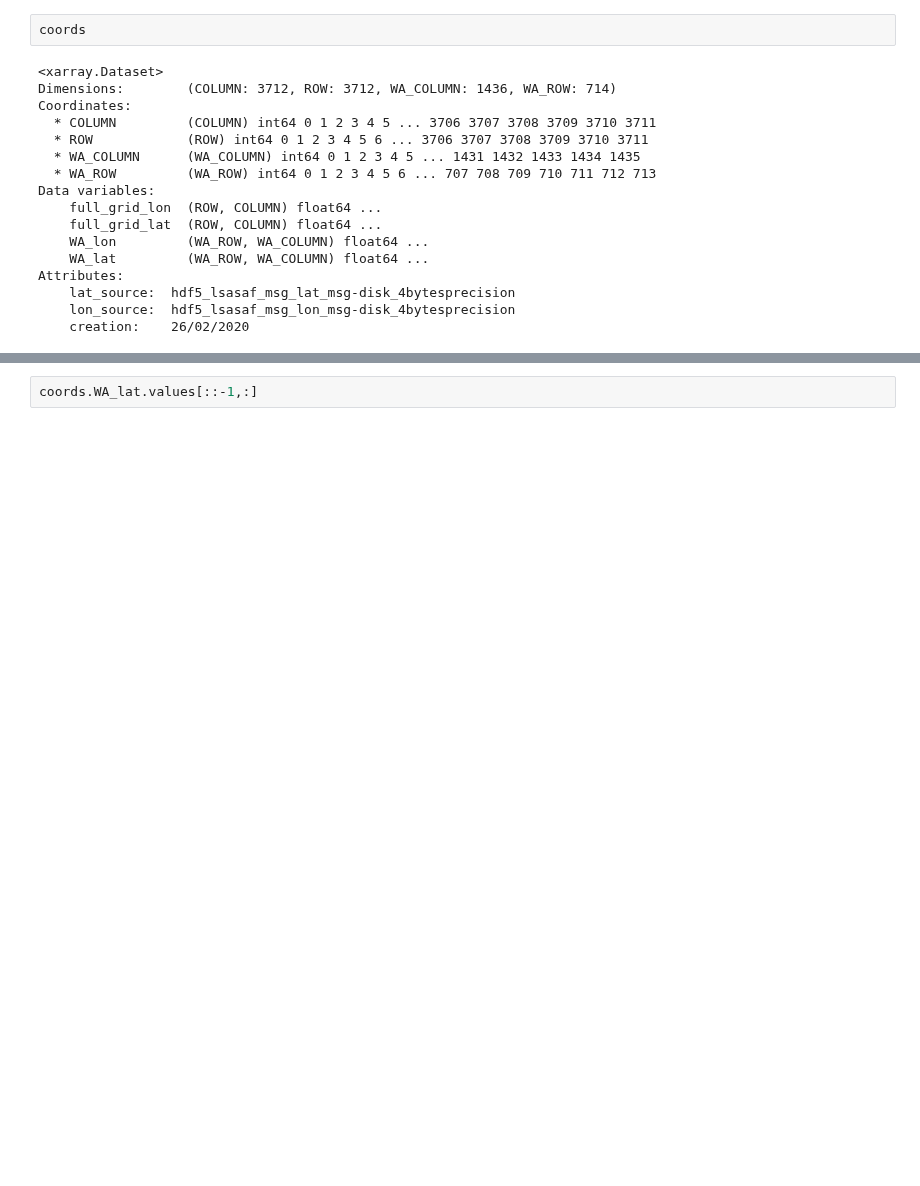
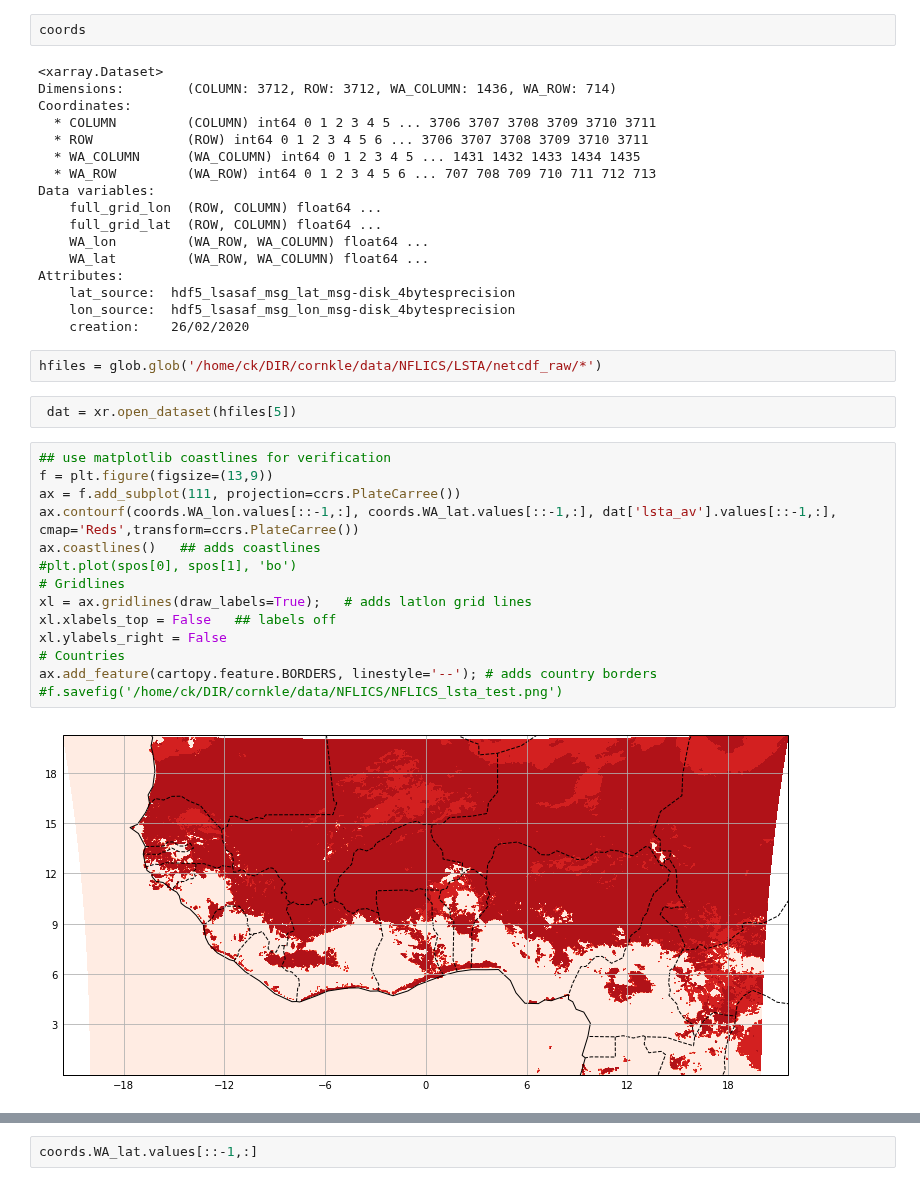
Before and after one commit to cornkle/proj_CEH, a Jupyter notebook: notebooks/NFLICS_LSTA_check.ipynb, the cells around one changed output, grey strips where cells are left out. Cells and saved outputs as stored; diff of their text form; blank space fills up the shorter version.

```diff
--- a/notebooks/NFLICS_LSTA_check.ipynb
+++ b/notebooks/NFLICS_LSTA_check.ipynb
@@ -37,3 +37,23 @@ Attributes:
     lat_source:  hdf5_lsasaf_msg_lat_msg-disk_4bytesprecision
     lon_source:  hdf5_lsasaf_msg_lon_msg-disk_4bytesprecision
     creation:    26/02/2020
+# %%
+hfiles = glob.glob('/home/ck/DIR/cornkle/data/NFLICS/LSTA/netcdf_raw/*')
+# %%
+ dat = xr.open_dataset(hfiles[5])
+# %%
+## use matplotlib coastlines for verification
+f = plt.figure(figsize=(13,9))
+ax = f.add_subplot(111, projection=ccrs.PlateCarree())
+ax.contourf(coords.WA_lon.values[::-1,:], coords.WA_lat.values[::-1,:], dat['lsta_av'].values[::-1,:], cmap='Reds',transform=ccrs.PlateCarree())
+ax.coastlines()   ## adds coastlines
+#plt.plot(spos[0], spos[1], 'bo')
+# Gridlines
+xl = ax.gridlines(draw_labels=True);   # adds latlon grid lines
+xl.xlabels_top = False   ## labels off
+xl.ylabels_right = False
+# Countries
+ax.add_feature(cartopy.feature.BORDERS, linestyle='--'); # adds country borders
+#f.savefig('/home/ck/DIR/cornkle/data/NFLICS/NFLICS_lsta_test.png')
+# %% [output]
+[figure, added]
```
Also changed, not shown: parts of 10 cells of this notebook, 21 other files.
